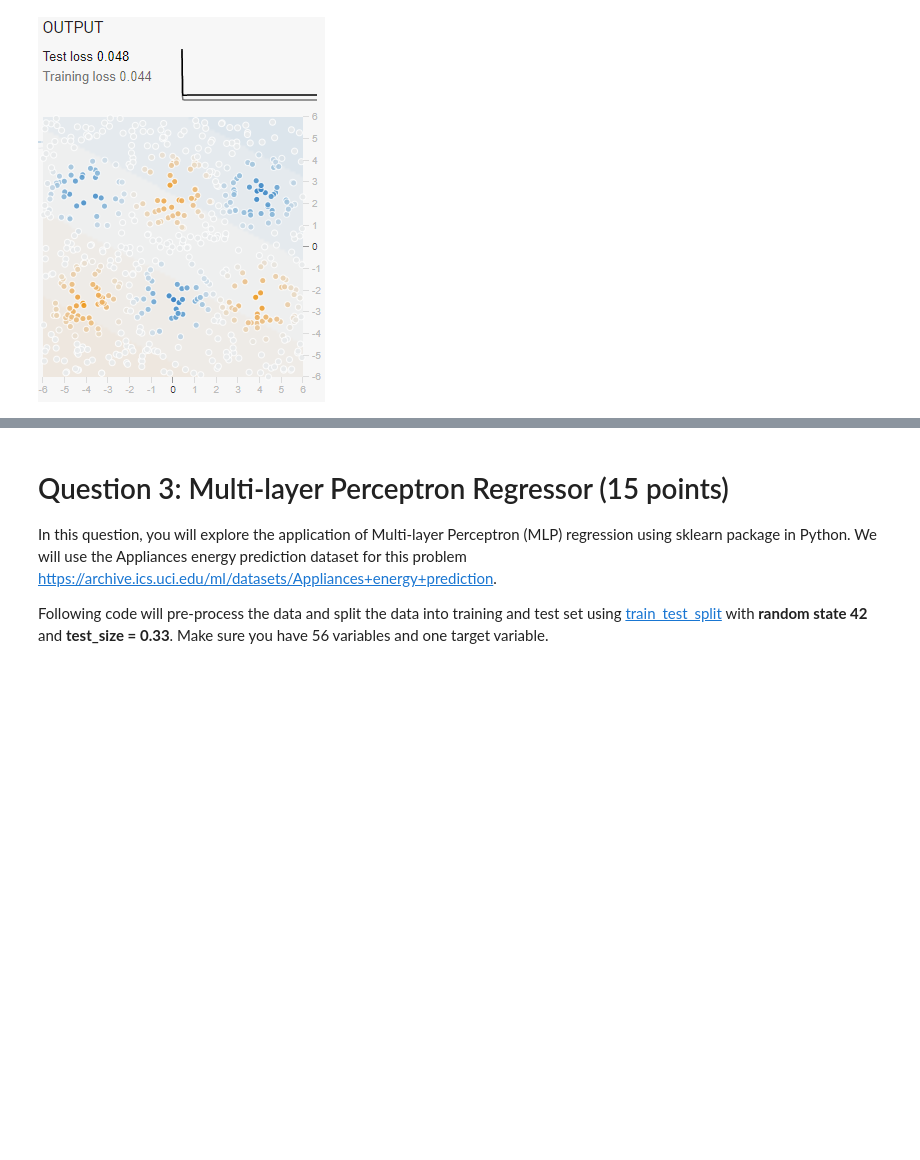
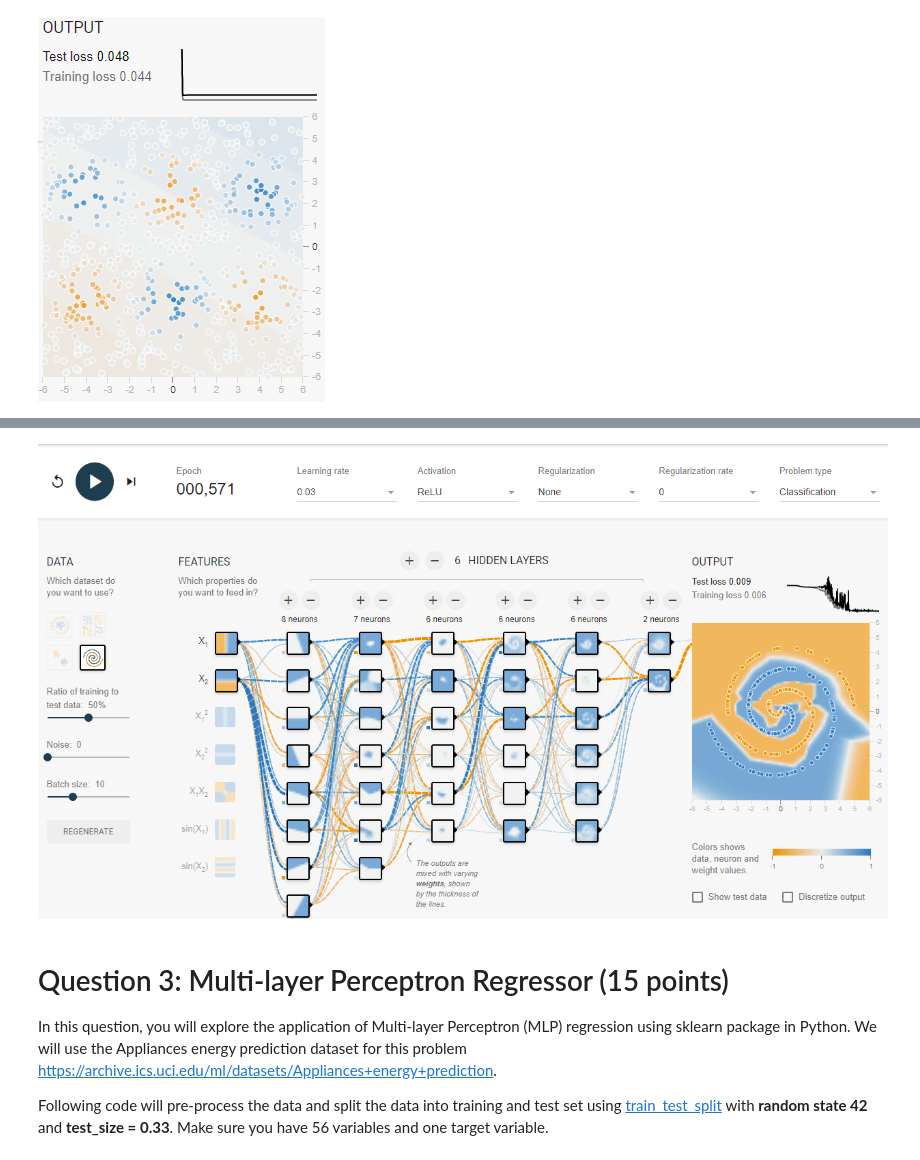
Before and after one commit to bconnorwhite/EE-461P, a Jupyter notebook: HW3/EE461P-HW3.ipynb, the cells around one changed output, grey strips where cells are left out. Drawn from its saved outputs; the diff is of its cells as text; code cells hidden in the pictures; blank space fills up the shorter version.

```diff
--- a/HW3/EE461P-HW3.ipynb
+++ b/HW3/EE461P-HW3.ipynb
@@ -116,3 +118,8 @@ Image("images/2.A.iii linear.png")
+# %%
+from IPython.display import Image
+Image("images/2.B.i settings.png")
+# %% [output]
+[figure, added]
 # %% [markdown]
 # Question 3: Multi-layer Perceptron Regressor (15 points)
 
```
Also changed, not shown: parts of 1 cell of this notebook, 1 other file.
